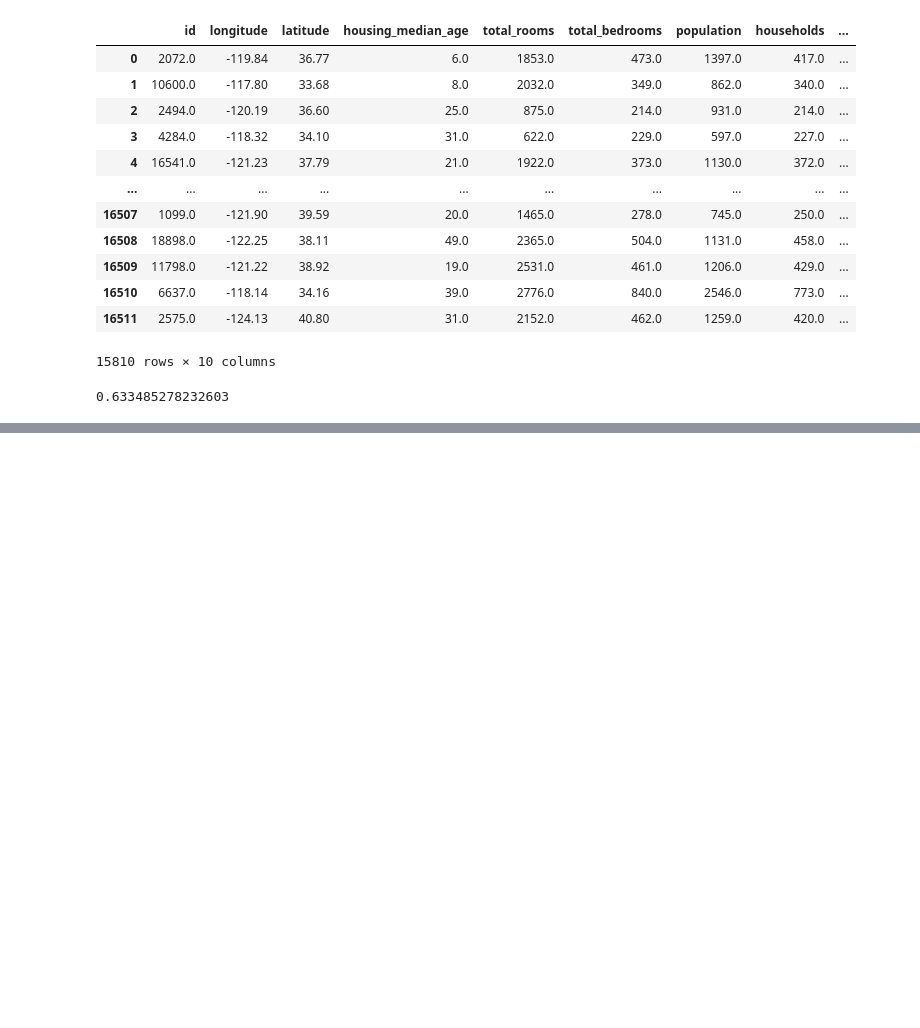
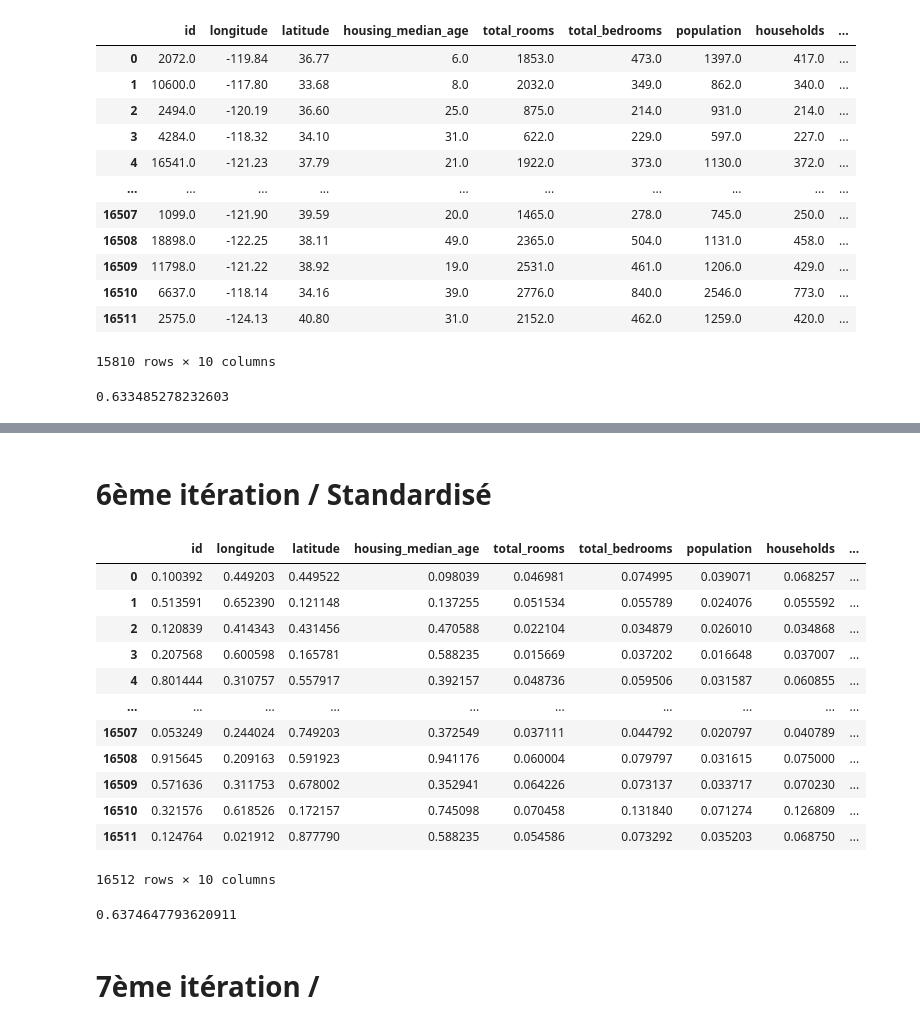
Before and after one commit to Alexisp99/Projet_immo_ia, a Jupyter notebook: Notebook_model.ipynb, the cells around one changed output, grey strips where cells are left out. Saved outputs shown, nothing was run; the diff lists cells and outputs as text; code cells hidden in the pictures; blank space fills up the shorter version.

```diff
--- a/Notebook_model.ipynb
+++ b/Notebook_model.ipynb
@@ -149,0 +176,30 @@ cv_results['test_score'].mean()
+# %% [markdown]
+# 6ème itération / Standardisé
+# %%
+df_minmax = pd.read_pickle("data/EDA_iter_6_minmax.pkl")
+df_minmax
+# %% [output]
+|  | id | longitude | latitude | housing_median_age | total_rooms | total_bedrooms | population | households | ... |
+| 0 | 0.100392 | 0.449203 | 0.449522 | 0.098039 | 0.046981 | 0.074995 | 0.039071 | 0.068257 | ... |
+| 1 | 0.513591 | 0.652390 | 0.121148 | 0.137255 | 0.051534 | 0.055789 | 0.024076 | 0.055592 | ... |
+| 2 | 0.120839 | 0.414343 | 0.431456 | 0.470588 | 0.022104 | 0.034879 | 0.026010 | 0.034868 | ... |
+| 3 | 0.207568 | 0.600598 | 0.165781 | 0.588235 | 0.015669 | 0.037202 | 0.016648 | 0.037007 | ... |
+| 4 | 0.801444 | 0.310757 | 0.557917 | 0.392157 | 0.048736 | 0.059506 | 0.031587 | 0.060855 | ... |
+| ... | ... | ... | ... | ... | ... | ... | ... | ... | ... |
+| 16507 | 0.053249 | 0.244024 | 0.749203 | 0.372549 | 0.037111 | 0.044792 | 0.020797 | 0.040789 | ... |
+| 16508 | 0.915645 | 0.209163 | 0.591923 | 0.941176 | 0.060004 | 0.079797 | 0.031615 | 0.075000 | ... |
+| 16509 | 0.571636 | 0.311753 | 0.678002 | 0.352941 | 0.064226 | 0.073137 | 0.033717 | 0.070230 | ... |
+| 16510 | 0.321576 | 0.618526 | 0.172157 | 0.745098 | 0.070458 | 0.131840 | 0.071274 | 0.126809 | ... |
+| 16511 | 0.124764 | 0.021912 | 0.877790 | 0.588235 | 0.054586 | 0.073292 | 0.035203 | 0.068750 | ... |
+16512 rows × 10 columns
+# %%
+X = df_minmax.drop(columns = "median_house_value")
+y = df_minmax["median_house_value"]
+cv_results = cross_validate(model, X, y, cv=5)
+
+# obtain the mean of scores
+cv_results['test_score'].mean()
+# %% [output]
+0.6374647793620911
+# %% [markdown]
+# 7ème itération /
```
Also changed, not shown: parts of 7 cells of this notebook.
